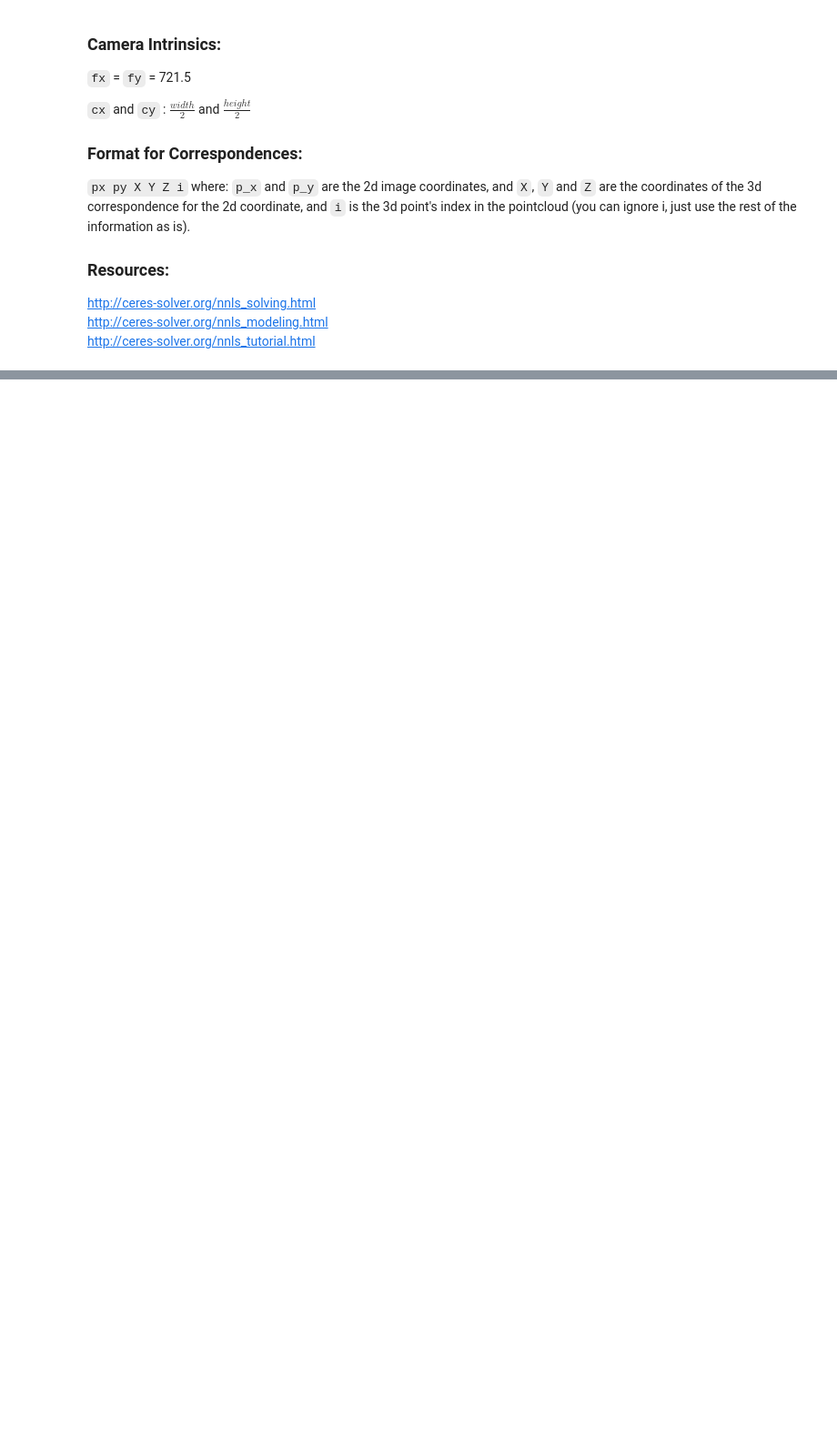
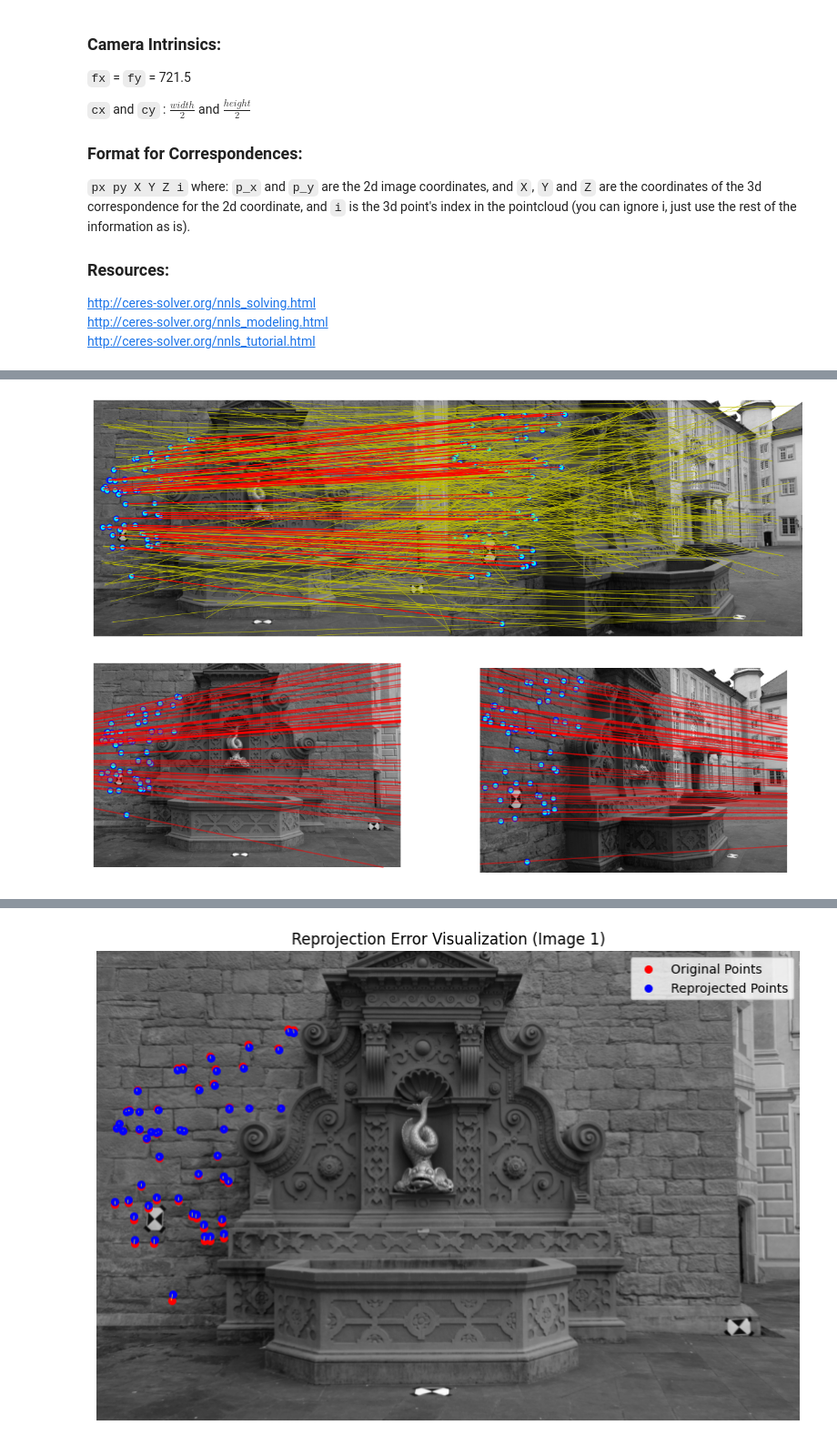
Before and after one commit to soham2560/MR24, a Jupyter notebook: Assignment_3/Assignment3.ipynb, the cells around one changed output, grey strips where cells are left out. Shown at 91% size. Drawn from its saved outputs; the diff is of its cells as text; code cells hidden in the pictures; blank space fills up the shorter version.

```diff
--- a/Assignment_3/Assignment3.ipynb
+++ b/Assignment_3/Assignment3.ipynb
@@ -308,0 +330,75 @@ visualize_3d_scene(points_3d, R, t)
+# %%
+img1 = cv2.imread("data_Q2/first_img.jpg", cv2.IMREAD_GRAYSCALE)
+img2 = cv2.imread("data_Q2/second_img.jpg", cv2.IMREAD_GRAYSCALE)
+intrinsics = np.loadtxt("data_Q2/intrinsics.txt")
+
+print("1. Extracting and matching features...")
+points1, points2, inlier_points1, inlier_points2 = match_features(img1, img2)
+print(f" - Total matches found: {len(points1)}")
+print(f" - Inliers after RANSAC: {len(inlier_points1)}")
+
+print("2. Estimating the fundamental matrix...")
+F = compute_fundamental_matrix(inlier_points1, inlier_points2)
+print(" - Fundamental matrix computed.")
+print(f" - Matrix rank: {np.linalg.matrix_rank(F)} (should be 2)")
+
+print("3. Visualizing epipolar geometry...")
+plot_matches(img1, img2, points1, points2, inlier_points1, inlier_points2)
+visualize_epipolar_geometry(img1, img2, inlier_points1, inlier_points2, F)
+print(" - Epipolar lines drawn.")
+
+print("4. Computing camera poses...")
+poses = get_camera_poses(F, intrinsics)
+print(f" - Found {len(poses)} possible camera poses.")
+
+print("5. Selecting the best camera pose using the cheirality condition...")
+best_pose = None
+max_valid_points = 0
+best_points_3d = None
+
+for R, t in poses:
+    P1 = intrinsics @ np.hstack((np.eye(3), np.zeros((3, 1))))
+    P2 = intrinsics @ np.hstack((R, t.reshape(3, 1)))
+    points_3d = triangulate_points(P1, P2, inlier_points1, inlier_points2)
+    valid_points, _ = check_point_depth(points_3d, R, t, intrinsics)
+
+    if valid_points > max_valid_points:
+        max_valid_points = valid_points
+        best_pose = (R, t)
+        best_points_3d = points_3d
+
+R, t = best_pose
+print(f" - Best pose selected. Valid points: {max_valid_points}")
+
+print("6. Validating the fundamental matrix...")
+residual_errors = []
+for (x1, y1), (x2, y2) in zip(inlier_points1, inlier_points2):
+    p1 = np.array([x1, y1, 1]).T
+    p2 = np.array([x2, y2, 1]).T
+    error = abs(p2.T @ F @ p1)
+    residual_errors.append(error)
+
+mean_error = np.mean(residual_errors)
+print(f" - Residual mean error: {mean_error:.4f}")
+
+print("7. Visualizing the 3D reconstruction...")
+# visualize_3d(best_points_3d, R, t)
+print(" - 3D points visualized.")
+
+print("10. Performing error analysis for two-view geometry...")
+P1 = intrinsics @ np.hstack((np.eye(3), np.zeros((3, 1))))
+P2 = intrinsics @ np.hstack((R, t.reshape(3, 1)))
+
+print(" - Calculating reprojection errors...")
+errors_img1 = calculate_reprojection_error(best_points_3d, inlier_points1, P1)
+errors_img2 = calculate_reprojection_error(best_points_3d, inlier_points2, P2)
+
+reprojected_points1 = (P1 @ np.hstack((best_points_3d, np.ones((best_points_3d.shape[0], 1)))).T).T
+reprojected_points1 /= reprojected_points1[:, 2].reshape(-1, 1)
+
+reprojected_points2 = (P2 @ np.hstack((best_points_3d, np.ones((best_points_3d.shape[0], 1)))).T).T
+reprojected_points2 /= reprojected_points2[:, 2].reshape(-1, 1)
+
+plot_reprojected_points(img1, inlier_points1, reprojected_points1[:, :2], "Reprojection Error Visualization (Image 1)")
+plot_reprojected_points(img2, inlier_points2, reprojected_points2[:, :2], "Reprojection Error Visualization (Image 2)")
+# %% [output]
@@ -308,0 +412,2 @@ visualize_3d_scene(points_3d, R, t)
+[figure, added]
+[figure, added]
@@ -308,0 +425 @@ visualize_3d_scene(points_3d, R, t)
+[figure, added]
```
Also changed, not shown: parts of 2 cells of this notebook.
